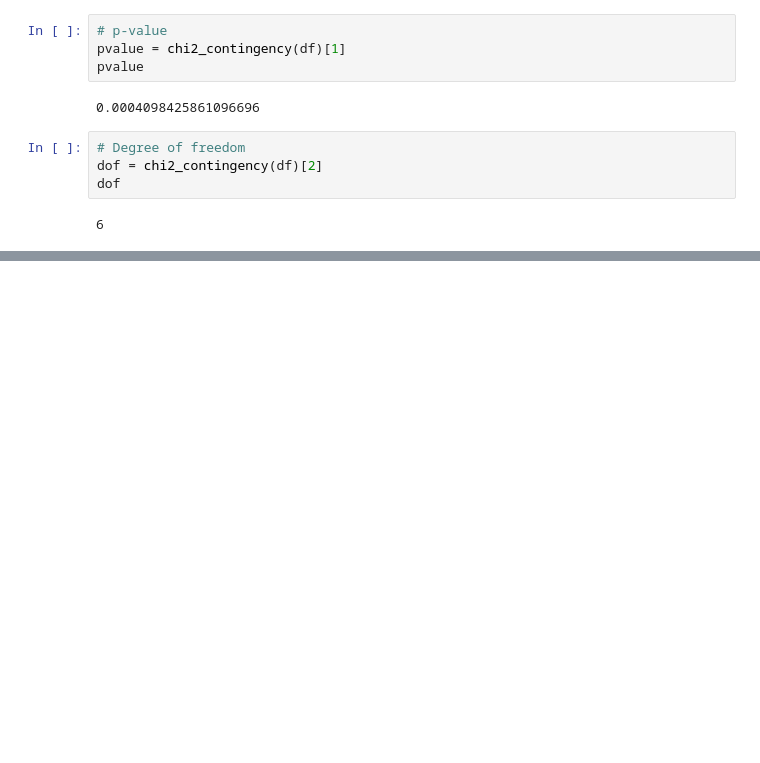
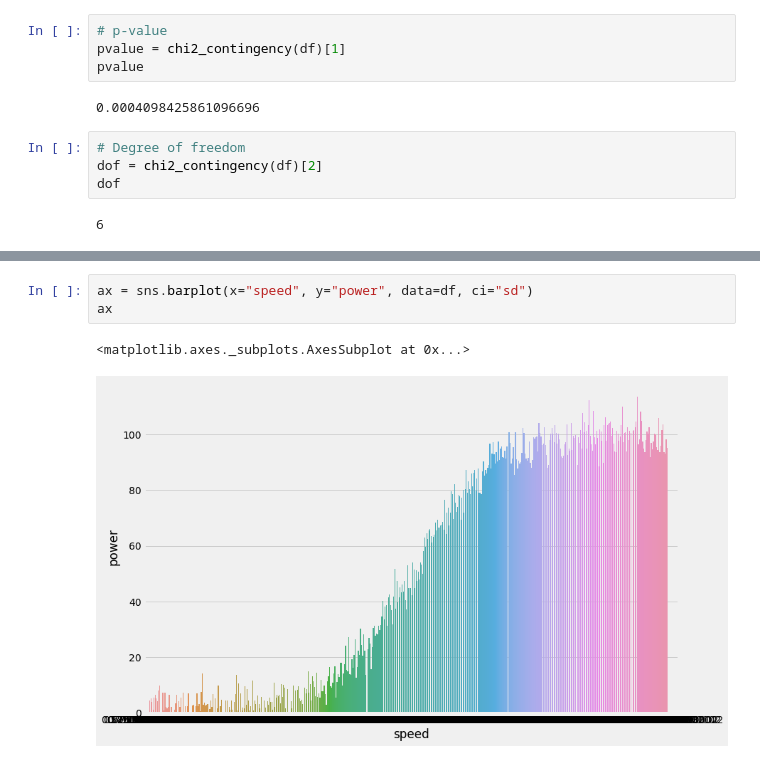
Before and after one commit to G00387867/MLS, a Jupyter notebook: Tasks.ipynb, the cells around one changed output, grey strips where cells are left out. Cells and saved outputs as stored; diff of their text form; blank space fills up the shorter version.

```diff
--- a/Tasks.ipynb
+++ b/Tasks.ipynb
@@ -124,0 +229,6 @@ dof
+# %%
+ax = sns.barplot(x="speed", y="power", data=df, ci="sd")
+ax
+# %% [output]
+<matplotlib.axes._subplots.AxesSubplot at 0x...>
+[figure, added]
```
Also changed, not shown: parts of 18 cells of this notebook.
